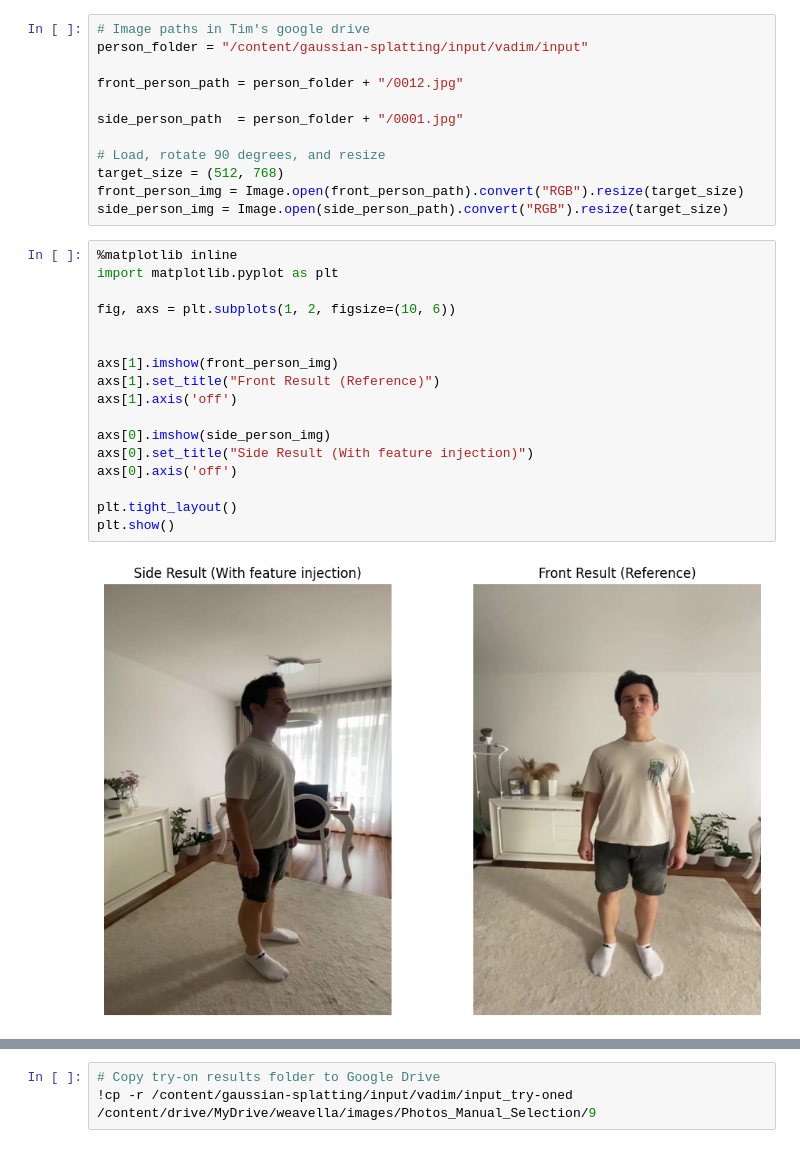
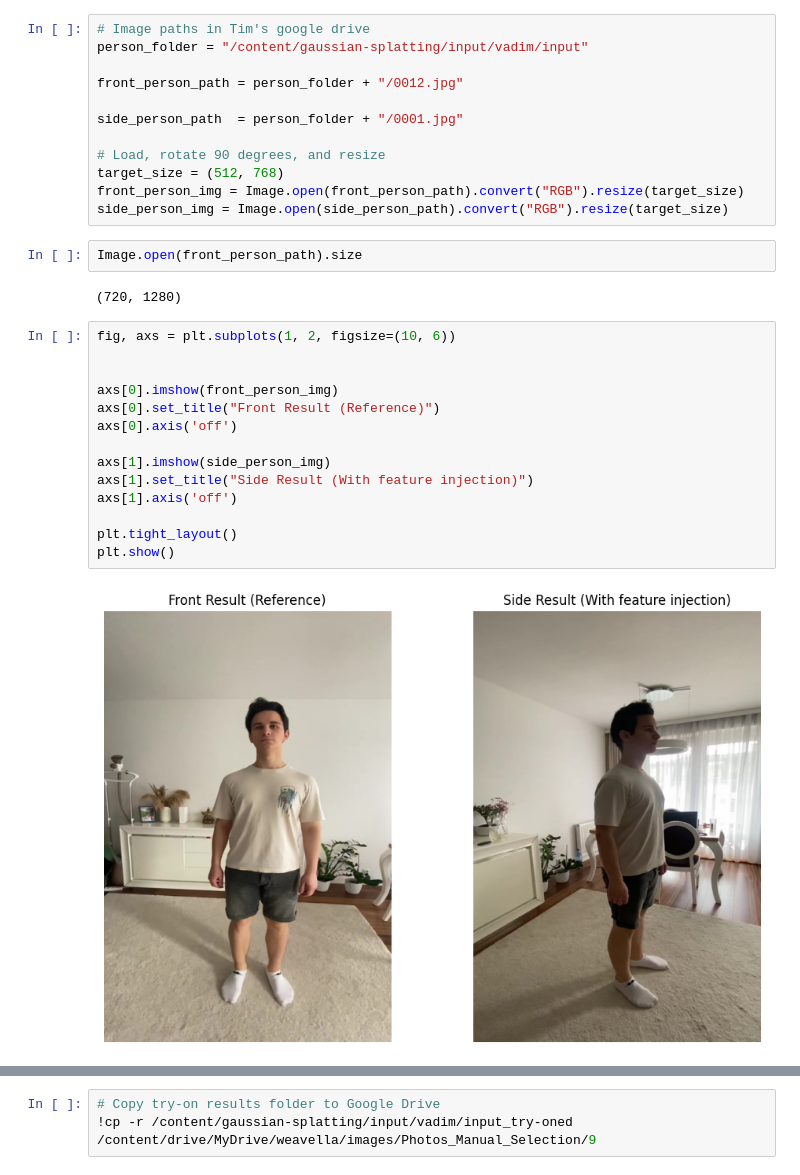
Before and after one commit to Eikthyrnir/CatVTON_3DGS, a Jupyter notebook: CatVTON_sandbox.ipynb, the cells around one changed output, grey strips where cells are left out. Saved outputs shown, nothing was run; the diff lists cells and outputs as text.

```diff
--- a/CatVTON_sandbox.ipynb
+++ b/CatVTON_sandbox.ipynb
@@ -693,25 +693,26 @@ side_person_path  = person_folder + "/0001.jpg"
 target_size = (512, 768)
 front_person_img = Image.open(front_person_path).convert("RGB").resize(target_size)
 side_person_img = Image.open(side_person_path).convert("RGB").resize(target_size)
+# %%
+Image.open(front_person_path).size
+# %% [output]
+(720, 1280)
 # %%
-%matplotlib inline
-import matplotlib.pyplot as plt
-
 fig, axs = plt.subplots(1, 2, figsize=(10, 6))
 
 
-axs[1].imshow(front_person_img)
-axs[1].set_title("Front Result (Reference)")
+axs[0].imshow(front_person_img)
+axs[0].set_title("Front Result (Reference)")
+axs[0].axis('off')
+
+axs[1].imshow(side_person_img)
+axs[1].set_title("Side Result (With feature injection)")
 axs[1].axis('off')
-
-axs[0].imshow(side_person_img)
-axs[0].set_title("Side Result (With feature injection)")
-axs[0].axis('off')
 
 plt.tight_layout()
 plt.show()
 # %% [output]
-[figure, old version]
+[figure, new version]
 # %%
 import os
 
```
Also changed, not shown: parts of 6 cells of this notebook.
